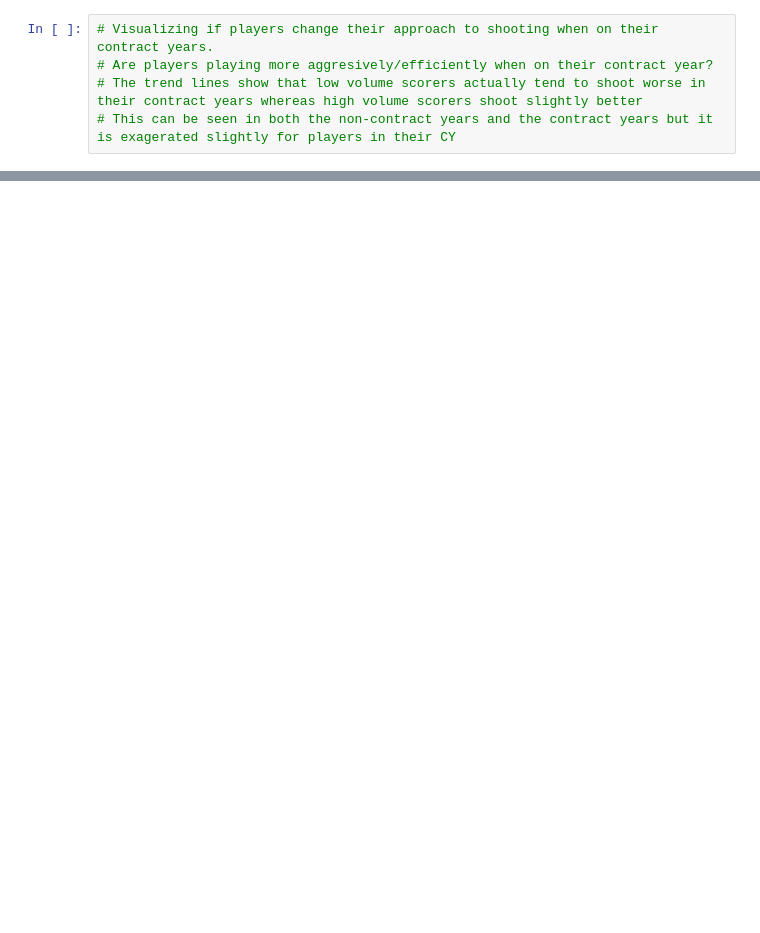
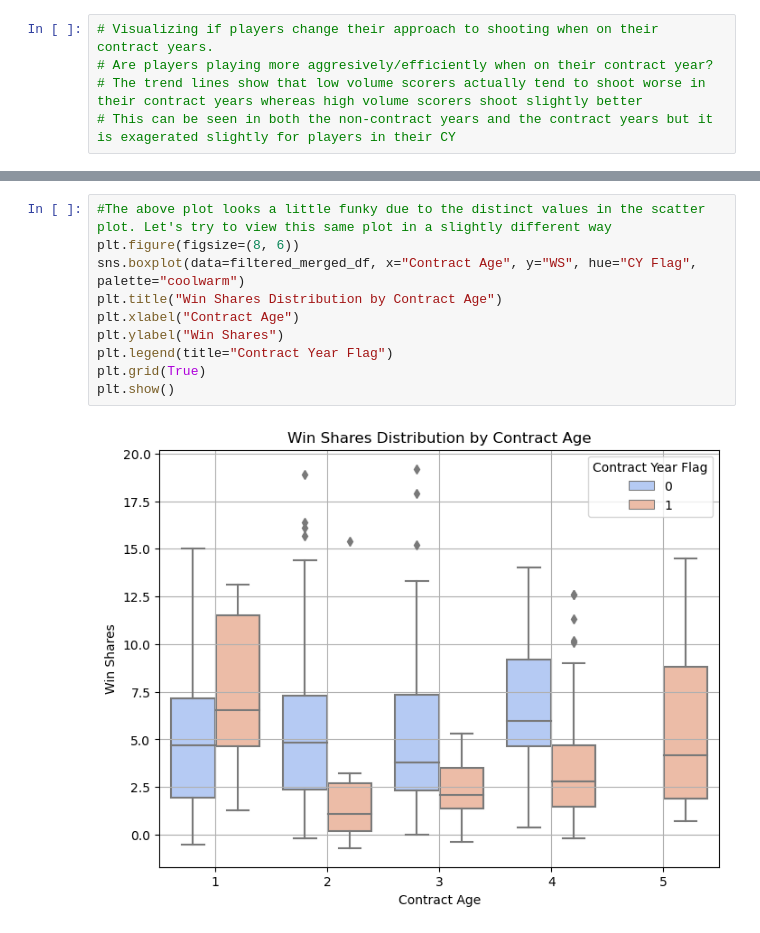
Before and after one commit to sidmoor/593MilestoneProject, a Jupyter notebook: ContractAgeVisuals.ipynb, the cells around one changed output, grey strips where cells are left out. Saved outputs shown, nothing was run; the diff lists cells and outputs as text; blank space fills up the shorter version.

```diff
--- a/ContractAgeVisuals.ipynb
+++ b/ContractAgeVisuals.ipynb
@@ -161,0 +128,12 @@ plt.show()
+# %%
+#The above plot looks a little funky due to the distinct values in the scatter plot. Let's try to view this same plot in a slightly different way
+plt.figure(figsize=(8, 6))
+sns.boxplot(data=filtered_merged_df, x="Contract Age", y="WS", hue="CY Flag", palette="coolwarm")
+plt.title("Win Shares Distribution by Contract Age")
+plt.xlabel("Contract Age")
+plt.ylabel("Win Shares")
+plt.legend(title="Contract Year Flag")
+plt.grid(True)
+plt.show()
+# %% [output]
+[figure, added]
```
Also changed, not shown: parts of 18 cells of this notebook, 25 other files.
